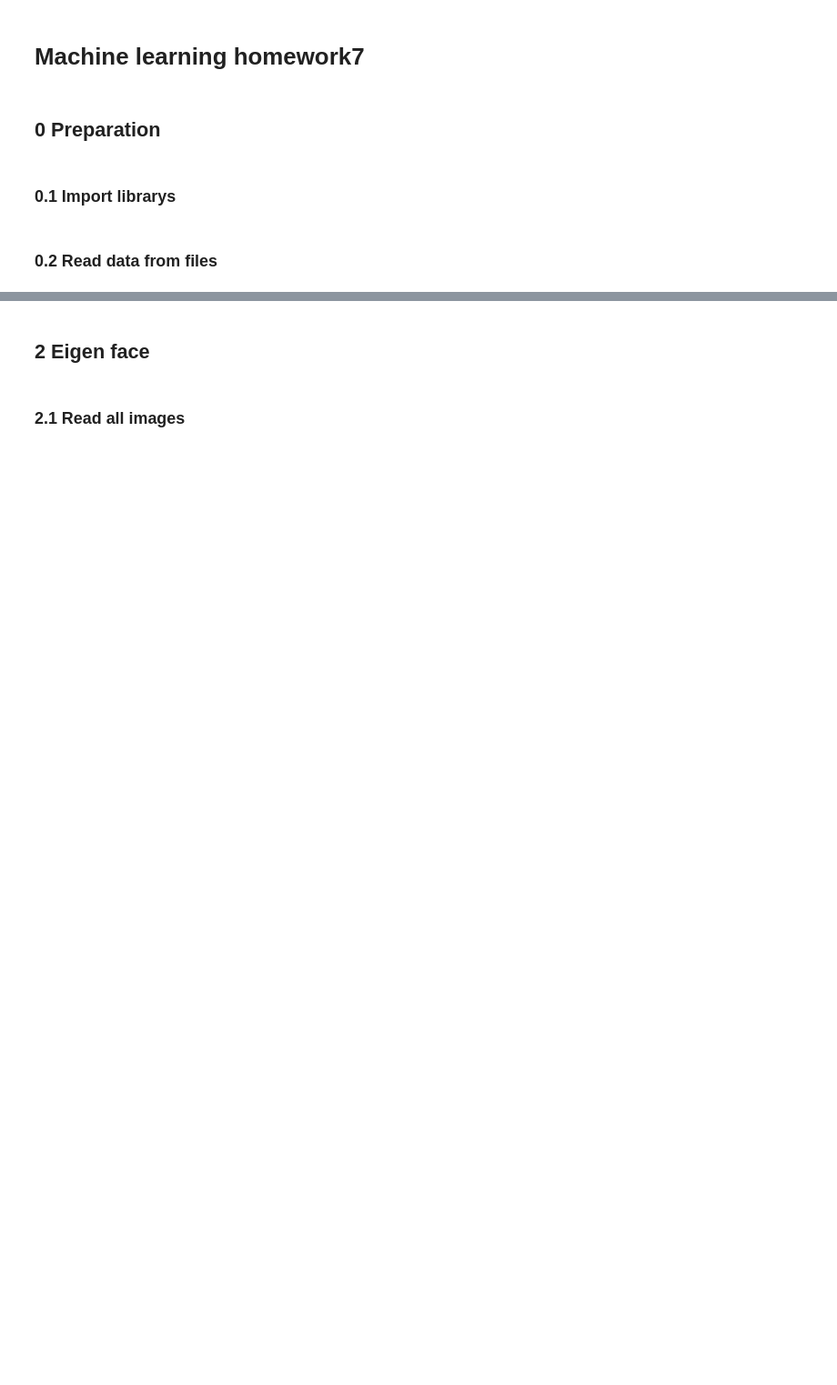
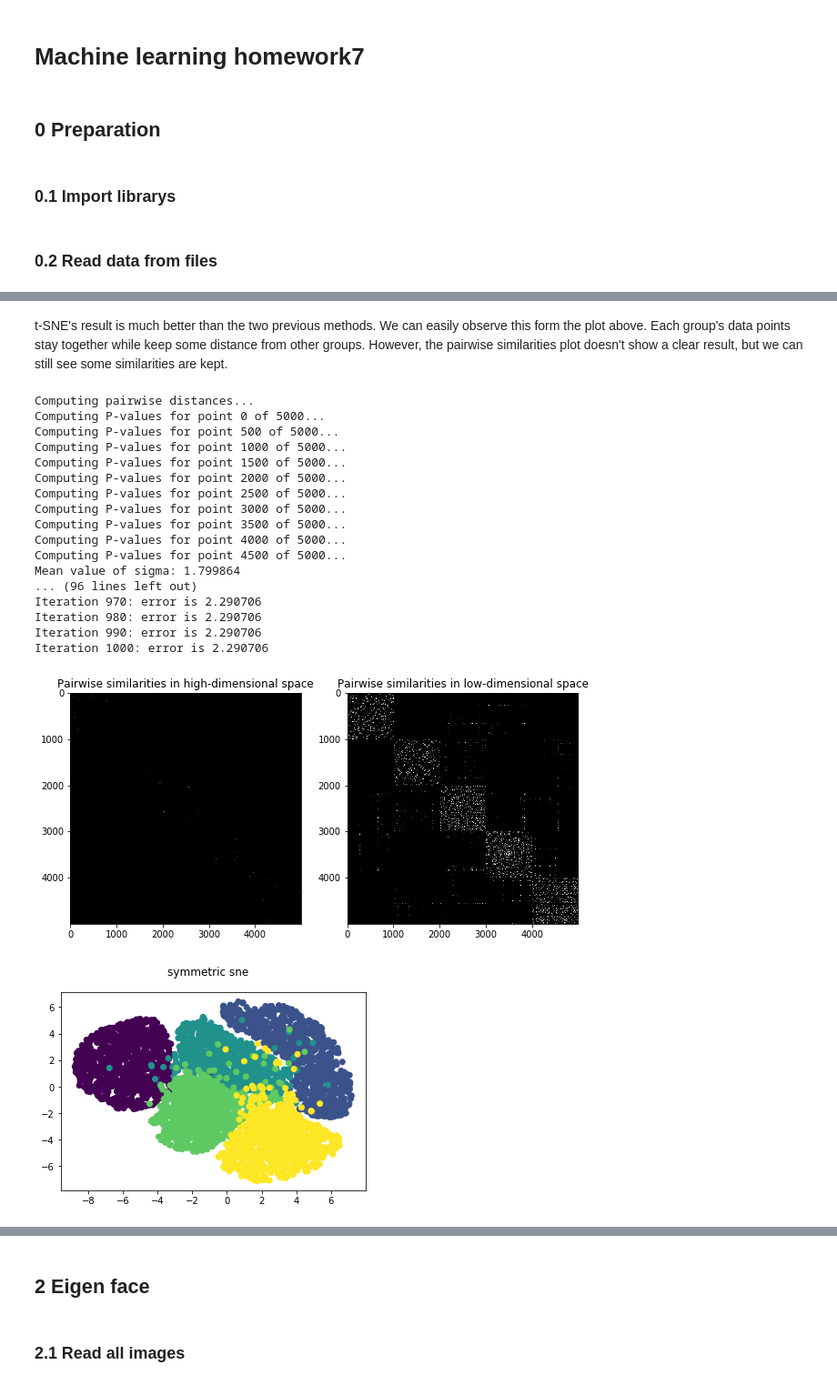
Before and after one commit to tfchan/ML-s19-HW7, a Jupyter notebook: hw7.ipynb, the cells around one changed output, grey strips where cells are left out. Shown at 91% size. Drawn from its saved outputs; the diff is of its cells as text; code cells hidden in the pictures; blank space fills up the shorter version.

Commit message:
Finish t-SNE, symmetric SNE and report

```diff
--- a/hw7.ipynb
+++ b/hw7.ipynb
@@ -88,0 +315,27 @@ dim_reduce(standardize(mnist_x), mnist_y, lda, need_y=True, title='LDA with stan
+# %% [markdown]
+t-SNE's result is much better than the two previous methods. We can easily observe this form the plot above. Each group's data points stay together while keep some distance from other groups. However, the pairwise similarities plot doesn't show a clear result, but we can still see some similarities are kept.
+# %%
+def ssne(X=np.array([]), reduce_to=2, initial_dims=50, perplexity=20.0, symmetric=True):
+    """Wrapper function for symmetric SNE."""
+    return tsne(X, reduce_to, initial_dims, perplexity, symmetric)
+dim_reduce(mnist_x, mnist_y, ssne, title='symmetric sne')
+# %% [output]
+Computing pairwise distances...
+Computing P-values for point 0 of 5000...
+Computing P-values for point 500 of 5000...
+Computing P-values for point 1000 of 5000...
+Computing P-values for point 1500 of 5000...
+Computing P-values for point 2000 of 5000...
+Computing P-values for point 2500 of 5000...
+Computing P-values for point 3000 of 5000...
+Computing P-values for point 3500 of 5000...
+Computing P-values for point 4000 of 5000...
+Computing P-values for point 4500 of 5000...
+Mean value of sigma: 1.799864
+... (96 lines left out)
+Iteration 970: error is 2.290706
+Iteration 980: error is 2.290706
+Iteration 990: error is 2.290706
+Iteration 1000: error is 2.290706
+[figure, added]
+[figure, added]
```
Also changed, not shown: parts of 33 cells of this notebook.
